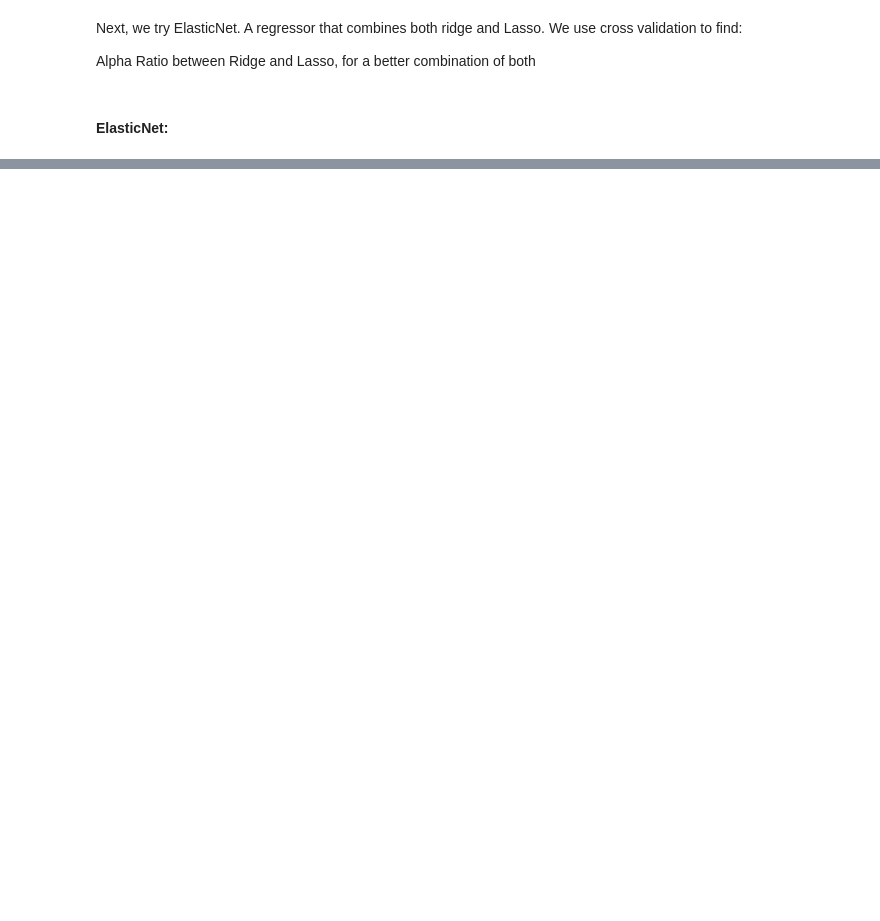
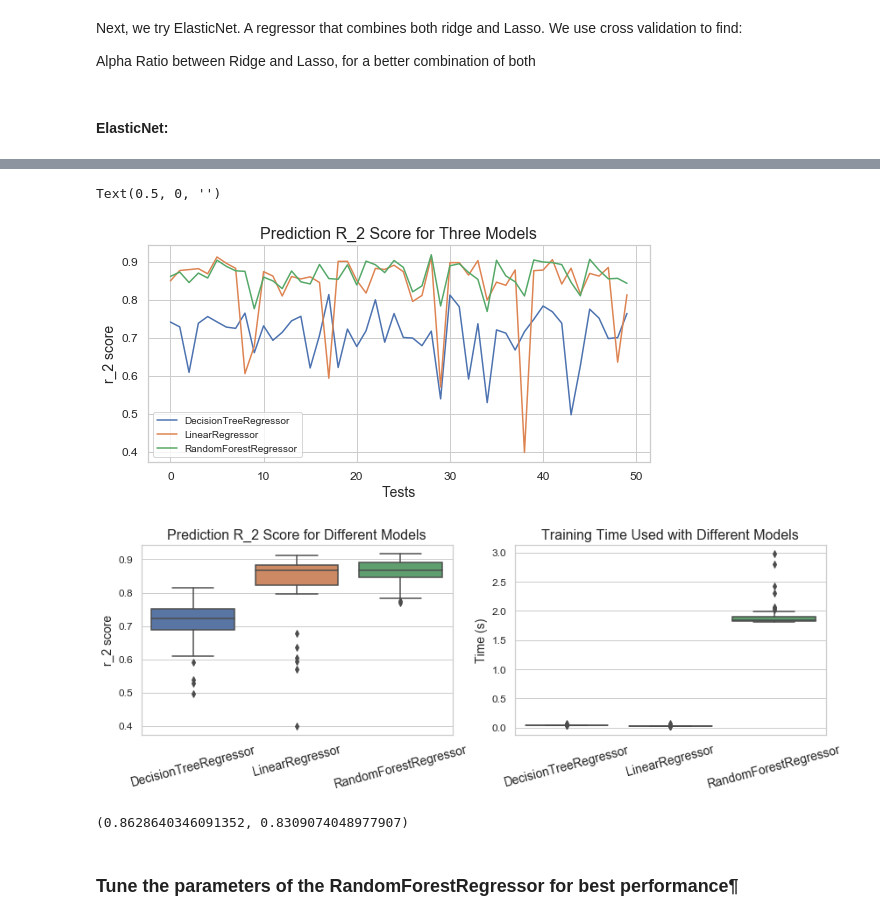
Before and after one commit to chibz3/Real_estate_investment, a Jupyter notebook: housing_prices.ipynb, the cells around one changed output, grey strips where cells are left out. Saved outputs shown, nothing was run; the diff lists cells and outputs as text; code cells hidden in the pictures; blank space fills up the shorter version.

```diff
--- a/housing_prices.ipynb
+++ b/housing_prices.ipynb
@@ -1267,0 +1415,51 @@ useful_features
+# %%
+
+score_df.index = np.arange(score_df.index.shape[0])
+score_df_true=score_df.loc[score_df['linear']>0]#remove the predictions from LinearRegresor that resulted in negetive score
+
+############## Make line plot ###########
+fig1 = plt.figure(figsize=(9,4))
+plt.plot(score_df_true.tree)
+plt.plot(score_df_true.linear)
+plt.plot(score_df_true.frst)
+plt.legend(['DecisionTreeRegressor','LinearRegressor','RandomForestRegressor'],fontsize=10)
+plt.title('Prediction R_2 Score for Three Models',fontsize=16)
+plt.yticks(fontsize=12)
+plt.xticks(rotation=0,fontsize=12)
+plt.ylabel('r_2 score',fontsize=14)
+plt.xlabel('Tests',fontsize=14)
+
+############### Make boxplot#############
+fig2 = plt.figure(figsize=(14,4))
+plt.subplot(1,2,1)
+melted_df = pd.melt(score_df_true,value_vars=['tree','linear','frst'])
+g=sns.boxplot(melted_df.variable,melted_df.value)
+plt.title('Prediction R_2 Score for Different Models',fontsize=16)
+# g.set_xticklabels(['DecisionTreeRegressor','LinearRegressor','RandomForestRegressor'])
+g.set_xticklabels(['DecisionTreeRegressor','LinearRegressor','RandomForestRegressor'],fontsize=14,rotation=15)
+# plt.xticks(['DecisionTreeRegressor','LinearRegressor','RandomForestRegressor'],fontsize=12)
+plt.yticks(fontsize=12)
+plt.ylabel('r_2 score',fontsize=14)
+plt.xlabel('',fontsize=14)
+
+plt.subplot(1,2,2)
+melted_time = pd.melt(time_df,value_vars=['tree','linear','frst'])
+g=sns.boxplot(melted_time.variable,melted_time.value)
+plt.title('Training Time Used with Different Models',fontsize=16)
+# g.set_xticklabels(['DecisionTreeRegressor','LinearRegressor','RandomForestRegressor'])
+g.set_xticklabels(['DecisionTreeRegressor','LinearRegressor','RandomForestRegressor'],fontsize=14,rotation=15)
+# plt.xticks(['DecisionTreeRegressor','LinearRegressor','RandomForestRegressor'],fontsize=12)
+plt.yticks(fontsize=12)
+plt.ylabel('Time (s)',fontsize=14)
+plt.xlabel('',fontsize=14)
+# %% [output]
+Text(0.5, 0, '')
+[figure, added]
+[figure, added]
+# %%
+
+score_df['frst'].mean(),score_df_true['linear'].mean()
+# %% [output]
+(0.8628640346091352, 0.8309074048977907)
+# %% [markdown]
+### Tune the parameters of the RandomForestRegressor for best performance¶
```
Also changed, not shown: parts of 38 cells of this notebook.
